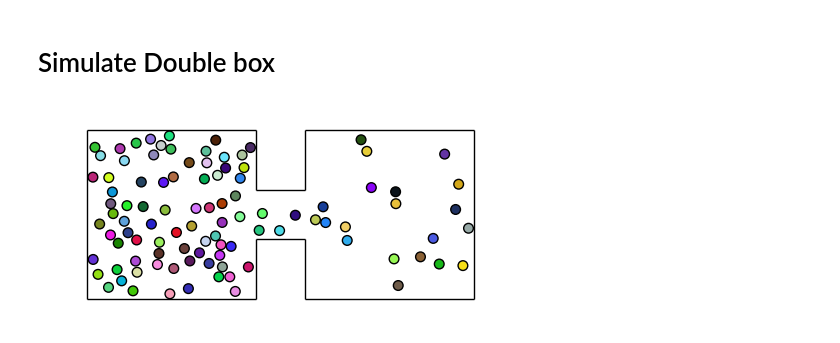
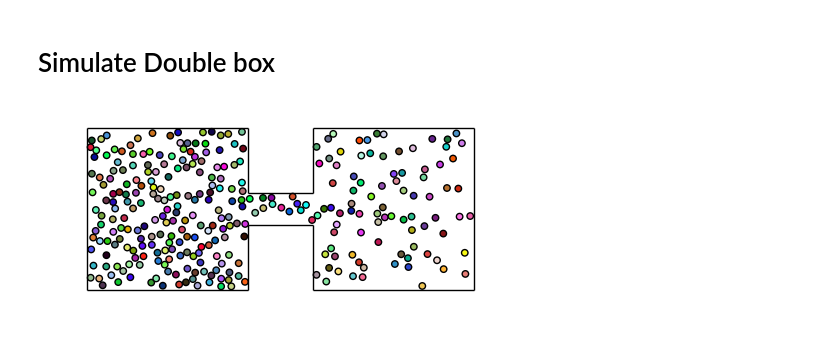
Before and after one commit to seba2390/ParticleSimulations, a Jupyter notebook: main.ipynb, the cells around one changed output. Cells and saved outputs as stored; diff of their text form; code cells hidden in the pictures.

```diff
--- a/main.ipynb
+++ b/main.ipynb
@@ -264,9 +265,9 @@ ani.save(filename="gravity_triangle_particle_simulation.gif", writer='pillow')
 # Simulate Double box
 # %%
 # Initialize rectangle scene
-left_width, left_height = 7,7
-right_width, right_height = 7,7
-pipe_width, pipe_height = 2, 2
+left_width, left_height = 5,5
+right_width, right_height = 5,5
+pipe_width, pipe_height = 2, 1
 double_rectangle_scene = DoubleRectangle(left_dims=(left_height,left_height),
                                          right_dims=(right_width,right_height),
                                          pipe_dims=(pipe_width,pipe_height),
@@ -274,8 +275,8 @@ double_rectangle_scene = DoubleRectangle(left_dims=(left_height,left_height),
                                          restitution=1.0)
 
 # Generate particles
-num_particles = 100
-radius_range = (0.2, 0.2)
+num_particles = 300
+radius_range = (0.1, 0.1)
 density_range = (1, 1)
 
 # Add particles to the rectangle scene
@@ -283,13 +284,14 @@ double_rectangle_scene.generate_particles(num_particles=num_particles,
                                           radius_range=radius_range,
                                           density_range=density_range,
                                           location='left',
-                                          speed_scaling=10)
+                                          speed_scaling=15,
+                                          max_attempts=10000)
 # %%
 # Simulation parameters
-n_steps = 7000
+n_steps = 10000
 dt = 0.0001
 
-for _ in range(n_steps):
+for _ in tqdm(range(n_steps)):
     double_rectangle_scene.simulate(1, dt)
 # %%
 # New parameter to control frame skipping
@@ -321,38 +323,41 @@ ax.vlines(x=left_width+pipe_width, ymin=left_height/2+pipe_height/2, ymax=right_
 # Draw the pip connecting the containers
 ax.hlines(y=left_height/2+pipe_height/2, xmin=left_width,xmax=left_width+pipe_width, ls='-', lw=wall_width, color='black')
 ax.hlines(y=left_height/2-pipe_height/2, xmin=left_width,xmax=left_width+pipe_width, ls='-', lw=wall_width, color='black')
+
+# Draw grid
+#draw_grid(ax=ax,scene_obj=double_rectangle_scene)
 
 # Create Circle patches for the particles
 circles = []
 for particle in double_rectangle_scene.particles:
     circle = plt.Circle(particle.position, particle.radius, facecolor=particle.color, edgecolor='black', fill=True)
     ax.add_patch(circle)
     circles.append(circle)
 
 ax.set_xticks([])
 ax.set_yticks([])
 ax.set_aspect('equal', 'box')
 plt.axis('off')
 
 # Update function for the animation
 def update(frame):
     # Adjust frame based on skip_frames
     frame = frame * skip_frames
 
     # For each particle, get the position from its path_history at the adjusted frame
     for i, particle in enumerate(double_rectangle_scene.particles):
         if frame < len(particle.path_history):  # Ensure the frame doesn't exceed path_history length
             circles[i].center = particle.path_history[frame]  # Update position from path_history
 
     return circles
 
 # Adjust the number of frames based on the skip_frames parameter
 adjusted_n_steps = n_steps // skip_frames
 
 # Create the animation
 ani = FuncAnimation(fig, update, frames=adjusted_n_steps, interval=30, blit=True)
 
 # Save animation to file (optional)
-ani.save(filename="double_rectangle_particle_simulation.gif", writer='pillow')
+ani.save(filename="examples/double_rectangle_particle_simulation.gif", writer='pillow')
 # %% [output]
-[figure, old version]
+[figure, new version]
```
Also changed, not shown: parts of 4 cells of this notebook, 12 other files.
